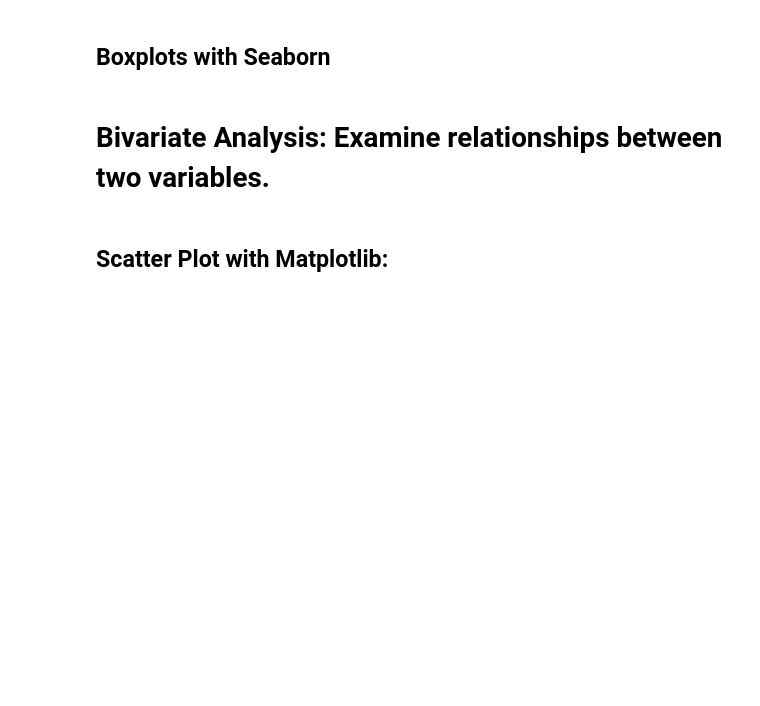
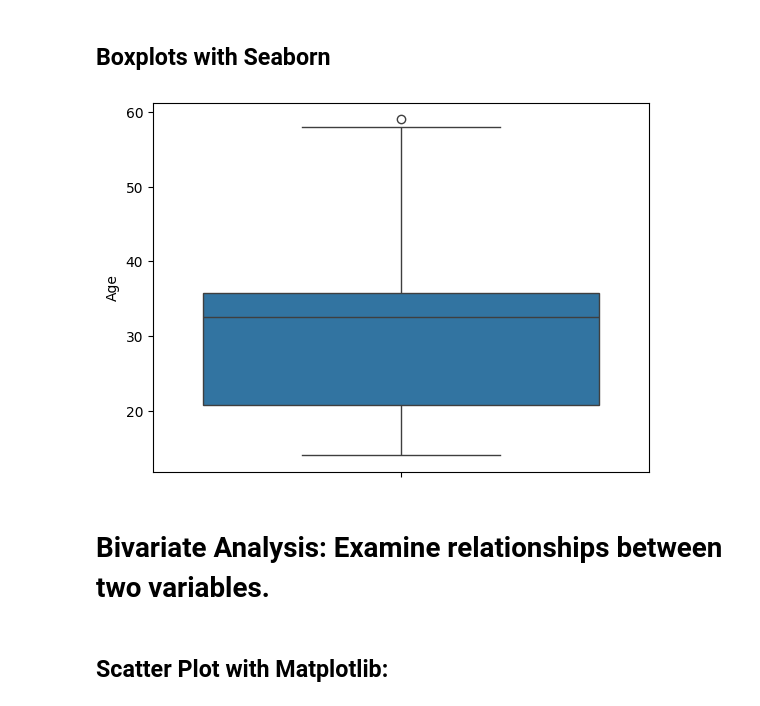
Before and after one commit to Abhishek-Janjal/Data-hub, a Jupyter notebook: content/visualization.ipynb, the cells around one changed output. Drawn from its saved outputs; the diff is of its cells as text; code cells hidden in the pictures; blank space fills up the shorter version.

```diff
--- a/content/visualization.ipynb
+++ b/content/visualization.ipynb
@@ -27,7 +37,9 @@ plt.show()
 # %% [markdown]
 ## Boxplots with Seaborn
 # %%
-sns.boxplot(data['column_name'])
+sns.boxplot(data['Age']);
+# %% [output]
+[figure, added]
 # %% [markdown]
 # Bivariate Analysis: Examine relationships between two variables.
 # %% [markdown]
```
Also changed, not shown: parts of 17 cells of this notebook, 16 other files.
